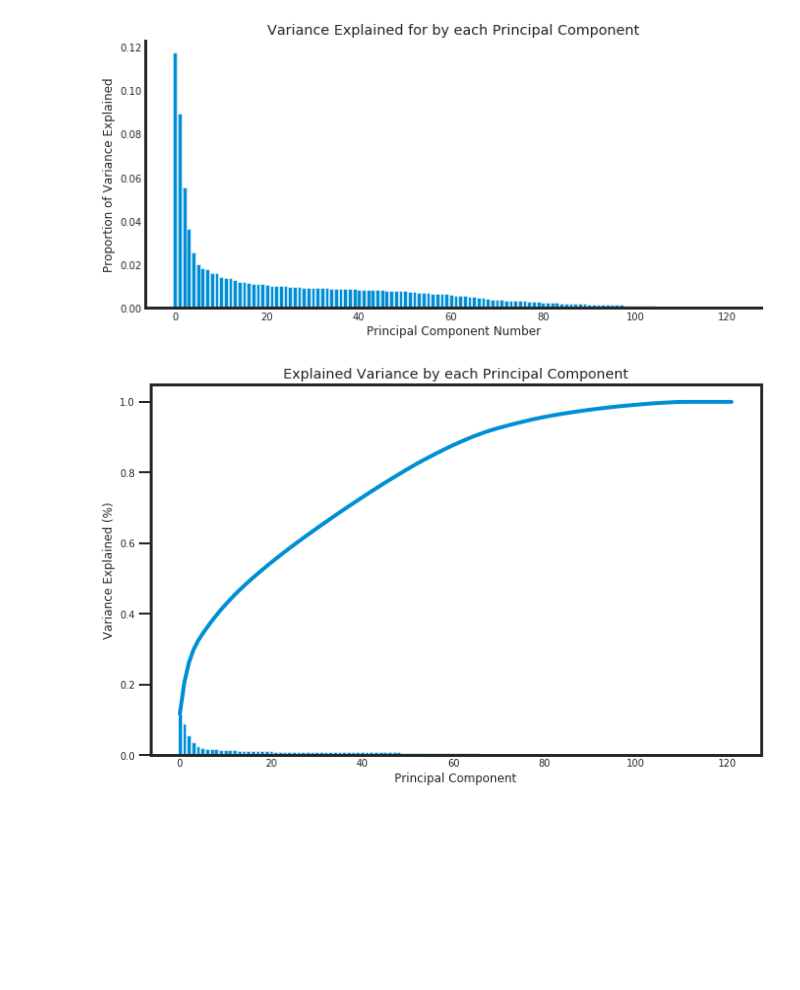
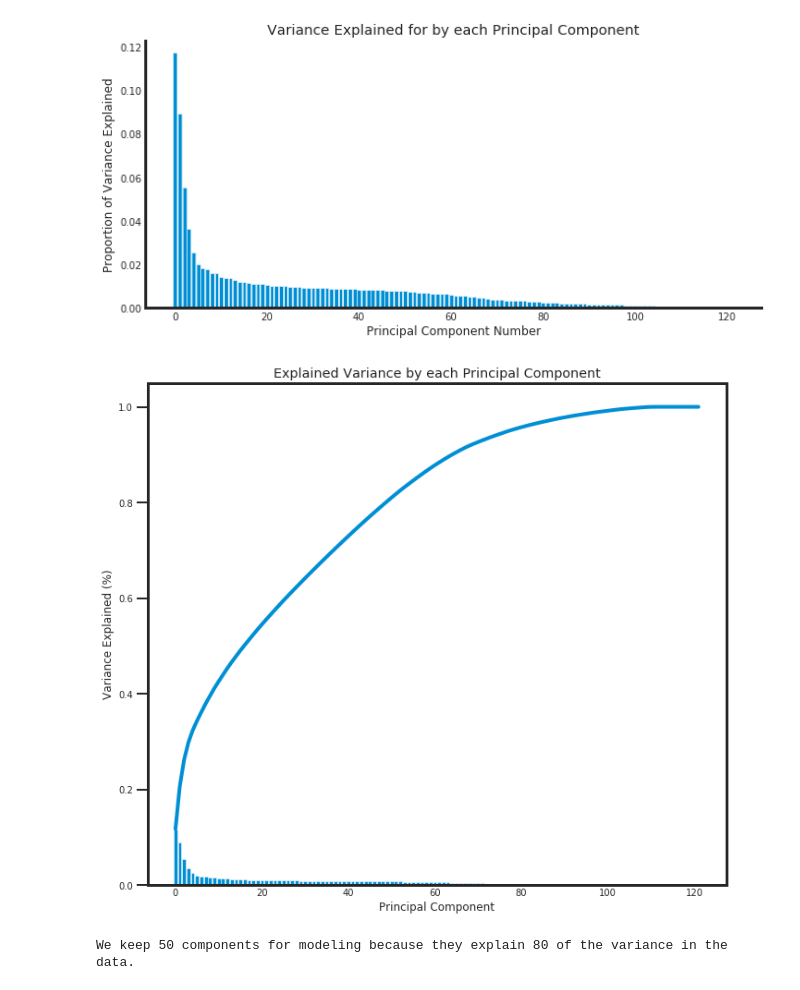
Before and after one commit to leonisawesome/identify_customer_segments, a Jupyter notebook: identify_customer_segment.ipynb, the cells around one changed output. Cells and saved outputs as stored; diff of their text form; code cells hidden in the pictures; blank space fills up the shorter version.

Commit message:
added function to eexplain how many features we should keep based on percentage of variance explained.

```diff
--- a/identify_customer_segment.ipynb
+++ b/identify_customer_segment.ipynb
@@ -647,32 +650,45 @@ plt.show()
 # %% [output]
 [figure]
 # %%
+#Build a scree plot.  Just another way to look at the same data
+
 def scree_plot(pca):
     '''
     Creates a scree plot associated with the principal components
 
     INPUT: pca - the result of instantian of PCA in scikit learn
 
     OUTPUT:
             None
     '''
     number_of_components = len(pca.explained_variance_ratio_)
     ind = np.arange(number_of_components)
     pca_explained_variance_ratio = pca.explained_variance_ratio_
 
-    plt.figure(figsize=(10, 7))
+    plt.figure(figsize=(10, 10))
     ax = plt.subplot(111)
     cumvals = np.cumsum(pca_explained_variance_ratio)
     ax.bar(ind, pca_explained_variance_ratio)
     ax.plot(ind, cumvals)
 
     ax.xaxis.set_tick_params(width=0)
     ax.yaxis.set_tick_params(width=2, length=12)
 
     ax.set_xlabel("Principal Component")
     ax.set_ylabel("Variance Explained (%)")
     plt.title('Explained Variance by each Principal Component')
 
 scree_plot(pca)
 # %% [output]
-[figure, old version]
+[figure, new version]
+# %%
+#Tell us how many features to keep based on the percentage of variance explained
+def keep_pca_features_based_on_variance_explained(percentage):
+    explained_variance_ratio = np.cumsum(pca.explained_variance_ratio_)
+    number_components = int(np.argwhere(explained_variance_ratio>=percentage)[1])
+    print("We keep %s components for modeling because they explain %s of the variance in the data." %(number_components,
+                                                                                            int(percentage*100)))
+
+keep_pca_features_based_on_variance_explained(.80)
+# %% [output]
+We keep 50 components for modeling because they explain 80 of the variance in the data.
```
Also changed, not shown: parts of 4 cells of this notebook.
